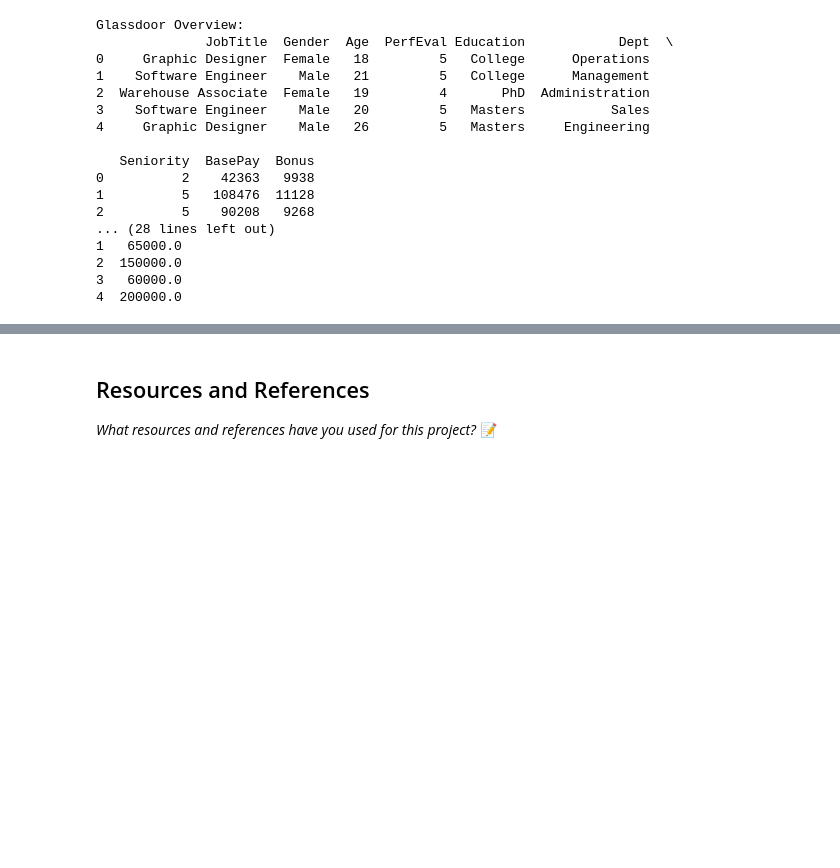
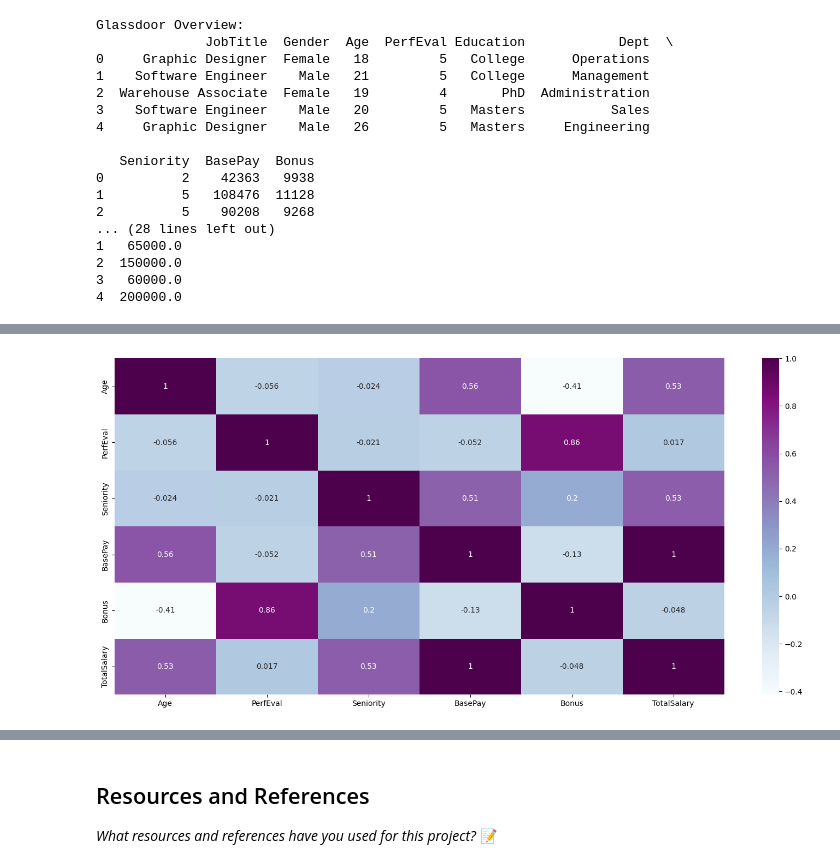
Before and after one commit to IT4063C-Fall24/final-project-Bidhatrii, a Jupyter notebook: source.ipynb, the cells around one changed output, grey strips where cells are left out. Saved outputs shown, nothing was run; the diff lists cells and outputs as text; code cells hidden in the pictures; blank space fills up the shorter version.

```diff
--- a/source.ipynb
+++ b/source.ipynb
@@ -91,0 +244,3 @@ Glassdoor Overview:
+# %%
+IQR_BasePay = df['BasePay'].quantile(0.75)-df['BasePay'].quantile(0.25)
+IQR_BasePay
@@ -91,0 +249,4 @@ Glassdoor Overview:
+# %%
+#To get the upper outlier
+upper_outlier = df['BasePay'].quantile(0.75)+1.6*IQR_BasePay
+upper_outlier
@@ -91,0 +261,4 @@ Glassdoor Overview:
+# %%
+#To get the outlier
+outliers = df[(df['BasePay']>upper_outlier)]
+outliers
@@ -91,0 +269,2 @@ Glassdoor Overview:
+# %%
+df.drop(outliers.index, inplace = True)
@@ -91,0 +304,11 @@ Glassdoor Overview:
+# %%
+numeric_df = df.select_dtypes(include='number')
+
+# Create the heatmap
+fig = plt.figure(figsize=(18, 8))
+sns.heatmap(numeric_df.corr(), annot=True, cmap="BuPu")
+
+# Show the plot
+plt.show()
+# %% [output]
+[figure, added]
```
Also changed, not shown: parts of 31 cells of this notebook, 2 other files.
